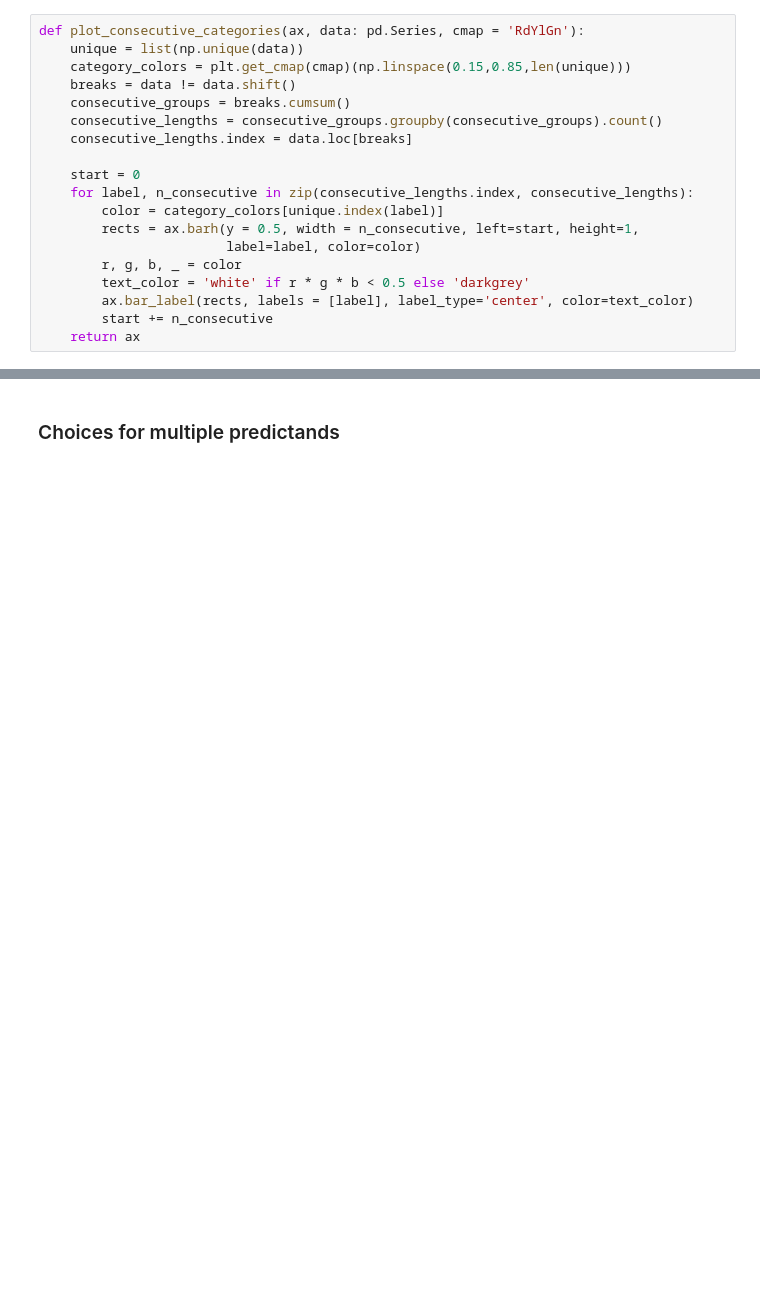
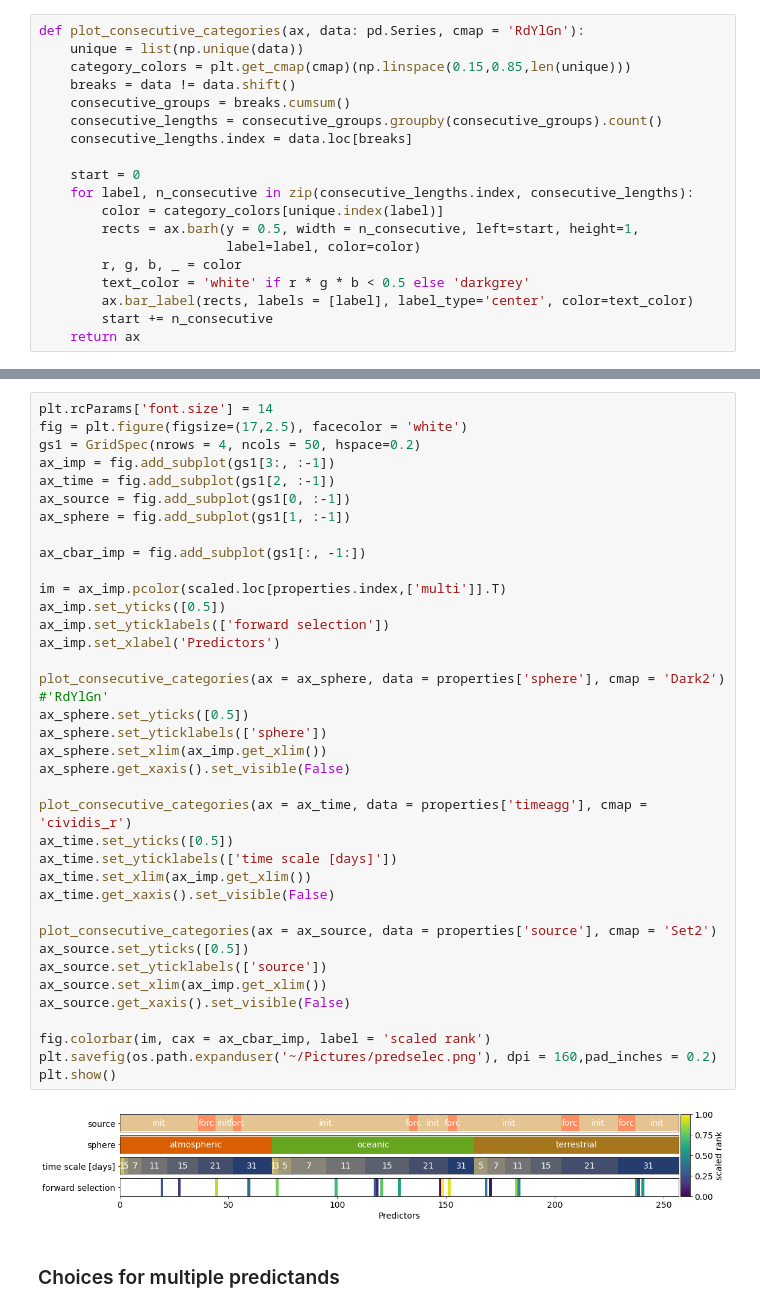
Before and after one commit to chiemvs/Hybrid, a Jupyter notebook: notebooks/predictor_selection.ipynb, the cells around one changed output, grey strips where cells are left out. Drawn from its saved outputs; the diff is of its cells as text; blank space fills up the shorter version.

```diff
--- a/notebooks/predictor_selection.ipynb
+++ b/notebooks/predictor_selection.ipynb
@@ -197,3 +202,42 @@ plt.show()
+# %%
+plt.rcParams['font.size'] = 14
+fig = plt.figure(figsize=(17,2.5), facecolor = 'white')
+gs1 = GridSpec(nrows = 4, ncols = 50, hspace=0.2)
+ax_imp = fig.add_subplot(gs1[3:, :-1])
+ax_time = fig.add_subplot(gs1[2, :-1])
+ax_source = fig.add_subplot(gs1[0, :-1])
+ax_sphere = fig.add_subplot(gs1[1, :-1])
+
+ax_cbar_imp = fig.add_subplot(gs1[:, -1:])
+
+im = ax_imp.pcolor(scaled.loc[properties.index,['multi']].T)
+ax_imp.set_yticks([0.5])
+ax_imp.set_yticklabels(['forward selection'])
+ax_imp.set_xlabel('Predictors')
+
+plot_consecutive_categories(ax = ax_sphere, data = properties['sphere'], cmap = 'Dark2') #'RdYlGn'
+ax_sphere.set_yticks([0.5])
+ax_sphere.set_yticklabels(['sphere'])
+ax_sphere.set_xlim(ax_imp.get_xlim())
+ax_sphere.get_xaxis().set_visible(False)
+
+plot_consecutive_categories(ax = ax_time, data = properties['timeagg'], cmap = 'cividis_r')
+ax_time.set_yticks([0.5])
+ax_time.set_yticklabels(['time scale [days]'])
+ax_time.set_xlim(ax_imp.get_xlim())
+ax_time.get_xaxis().set_visible(False)
+
+plot_consecutive_categories(ax = ax_source, data = properties['source'], cmap = 'Set2')
+ax_source.set_yticks([0.5])
+ax_source.set_yticklabels(['source'])
+ax_source.set_xlim(ax_imp.get_xlim())
+ax_source.get_xaxis().set_visible(False)
+
+fig.colorbar(im, cax = ax_cbar_imp, label = 'scaled rank')
+plt.savefig(os.path.expanduser('~/Pictures/predselec.png'), dpi = 160,pad_inches = 0.2)
+plt.show()
+# %% [output]
+[figure, added]
 # %% [markdown]
 ### Choices for multiple predictands
 # %%
```
Also changed, not shown: parts of 5 cells of this notebook, 2 other files.
